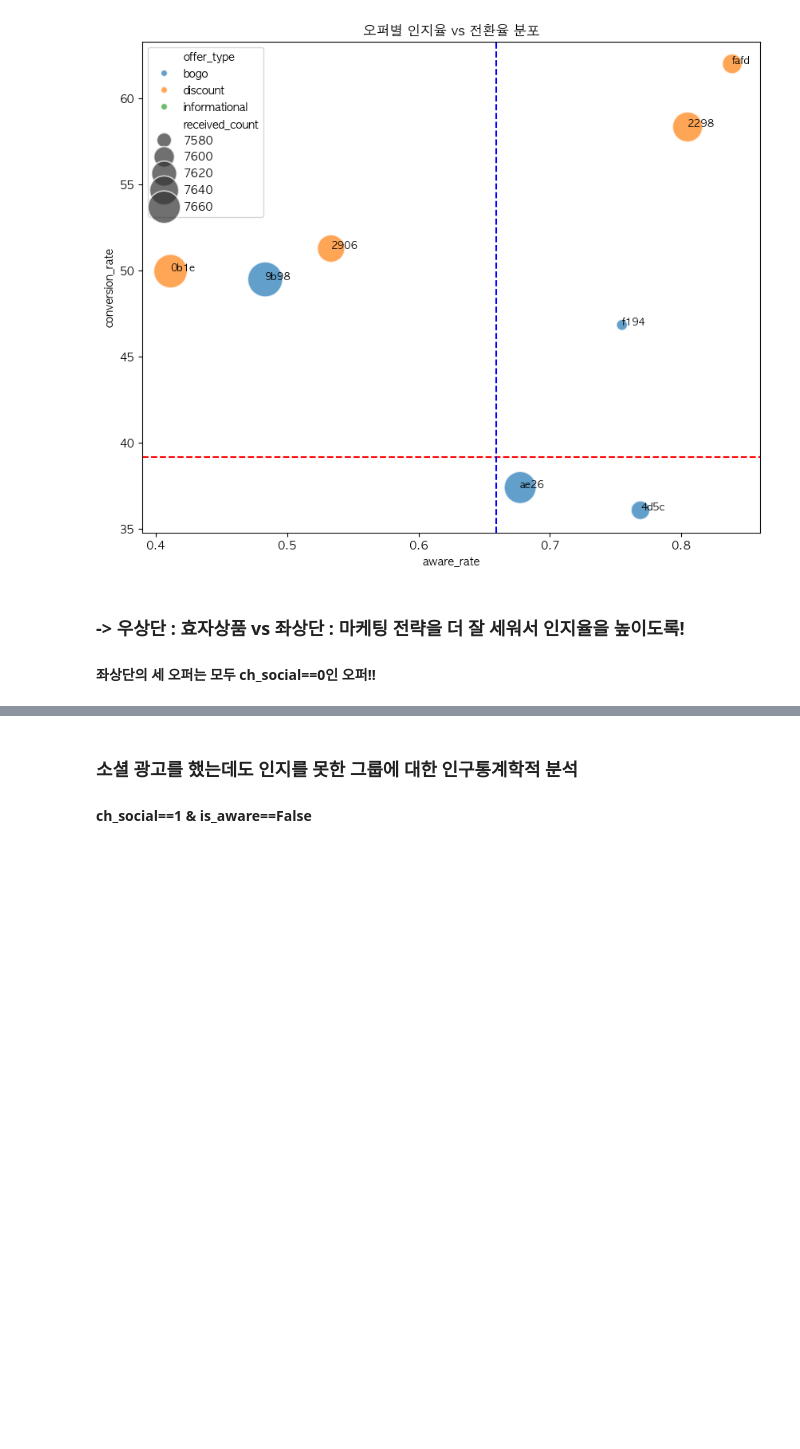
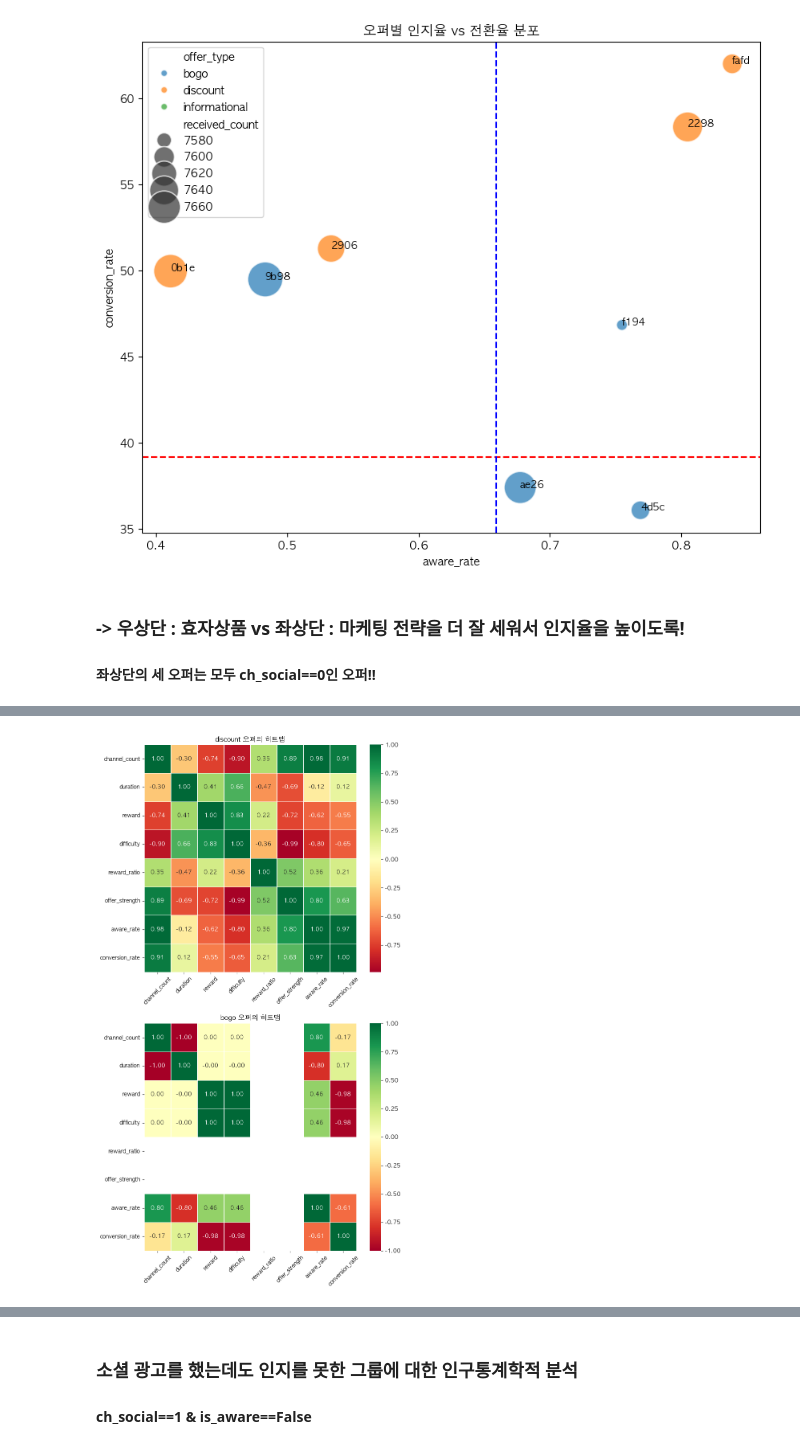
Before and after one commit to rladbstj56/practice_project, a Jupyter notebook: Myun_EDA/eda_myun.ipynb, the cells around one changed output, grey strips where cells are left out. Drawn from its saved outputs; the diff is of its cells as text; code cells hidden in the pictures; blank space fills up the shorter version.

```diff
--- a/Myun_EDA/eda_myun.ipynb
+++ b/Myun_EDA/eda_myun.ipynb
@@ -415,0 +326,9 @@ customer_id	offer_id	time_comp	time_view	is_aware
+# %%
+discount_df = analysis_df[analysis_df['offer_type']=='discount']
+bogo_df = analysis_df[analysis_df['offer_type']=='bogo']
+
+discount_corr = discount_df[['channel_count', 'duration', 'reward', 'difficulty', 'reward_ratio', 'offer_strength', 'aware_rate', 'conversion_rate']].corr()
+print("discount 오퍼의 특성과 인지율 및 전환율의 상관관계:\n", discount_corr)
+
+bogo_corr = bogo_df[['channel_count', 'duration', 'reward', 'difficulty', 'reward_ratio', 'offer_strength', 'aware_rate', 'conversion_rate']].corr()
+print("bogo 오퍼의 특성과 인지율 및 전환율의 상관관계:\n", bogo_corr)
@@ -415,0 +353,20 @@ customer_id	offer_id	time_comp	time_view	is_aware
+# %%
+fig, axes = plt.subplots(2, 1, figsize=(8, 14))
+
+ax1 = axes[0]
+ax2 = axes[1]
+label = ['discount', 'bogo']
+
+sns.heatmap(discount_corr, ax=ax1, annot=True, cmap='RdYlGn', center=0, fmt='.2f', linewidths=0.5)
+sns.heatmap(bogo_corr, ax=ax2, annot=True, cmap='RdYlGn', center=0, fmt='.2f', linewidths=0.5)
+
+for ax in [ax1, ax2]:
+    ax.tick_params(axis='x', rotation=45)
+
+ax1.set_title(f"{label[0]} 오퍼의 히트맵")
+ax2.set_title(f"{label[1]} 오퍼의 히트맵")
+
+plt.tight_layout()
+plt.show()
+# %% [output]
+[figure, added]
```
Also changed, not shown: parts of 41 cells of this notebook.
